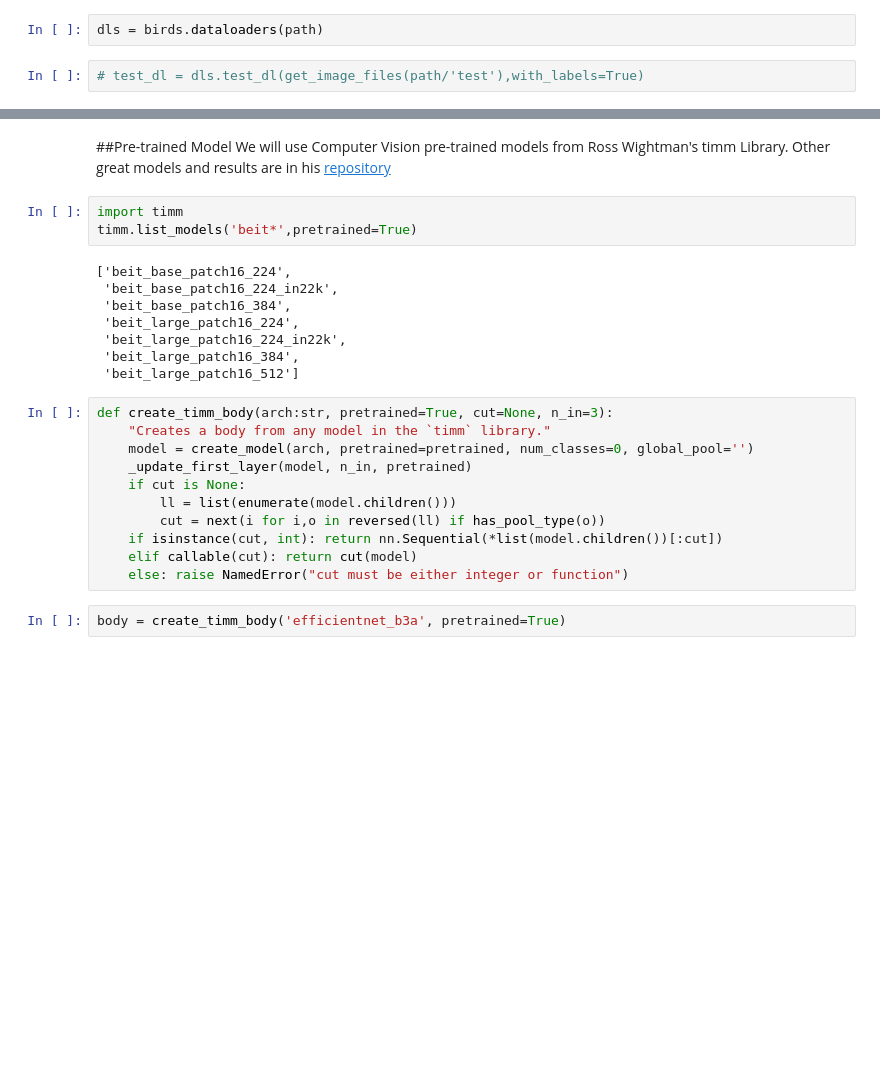
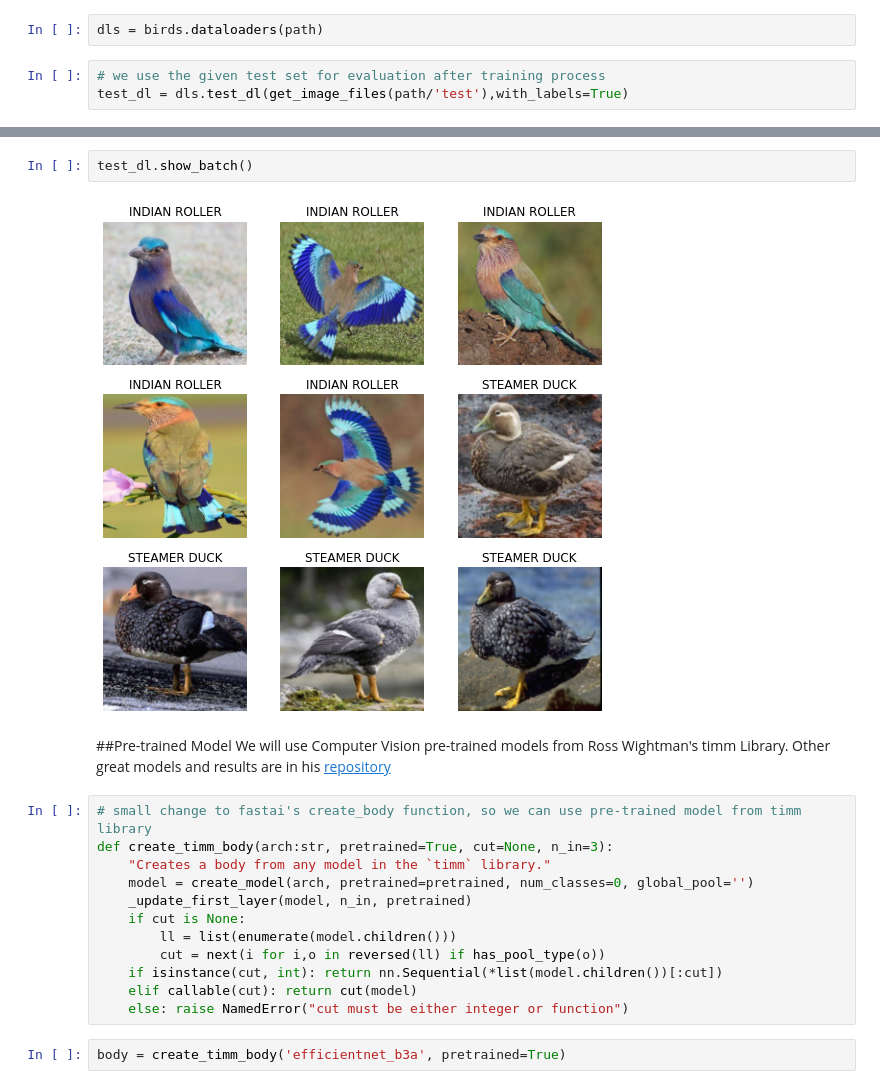
Before and after one commit to edwinhung/Birds_Image_Classifier, a Jupyter notebook: Birds_400_model.ipynb, the cells around one changed output, grey strips where cells are left out. Saved outputs shown, nothing was run; the diff lists cells and outputs as text; blank space fills up the shorter version.

Commit message:
finish training model with export

```diff
--- a/Birds_400_model.ipynb
+++ b/Birds_400_model.ipynb
@@ -64,4 +90,5 @@ birds = DataBlock(blocks=(ImageBlock,CategoryBlock),
 # %%
 dls = birds.dataloaders(path)
 # %%
-# test_dl = dls.test_dl(get_image_files(path/'test'),with_labels=True)
+# we use the given test set for evaluation after training process
+test_dl = dls.test_dl(get_image_files(path/'test'),with_labels=True)
@@ -72,18 +101,12 @@ dls.show_batch()
+# %%
+test_dl.show_batch()
+# %% [output]
+[figure, added]
 # %% [markdown]
 ##Pre-trained Model
 We will use Computer Vision pre-trained models from Ross Wightman's timm Library. Other great models and results are in his [repository](https://github.com/rwightman/pytorch-image-models)
-# %%
-import timm
-timm.list_models('beit*',pretrained=True)
-# %% [output]
-['beit_base_patch16_224',
- 'beit_base_patch16_224_in22k',
- 'beit_base_patch16_384',
- 'beit_large_patch16_224',
- 'beit_large_patch16_224_in22k',
- 'beit_large_patch16_384',
- 'beit_large_patch16_512']
 # %%
+# small change to fastai's create_body function, so we can use pre-trained model from timm library
 def create_timm_body(arch:str, pretrained=True, cut=None, n_in=3):
     "Creates a body from any model in the `timm` library."
     model = create_model(arch, pretrained=pretrained, num_classes=0, global_pool='')
```
Also changed, not shown: parts of 35 cells of this notebook, 2 other files.
